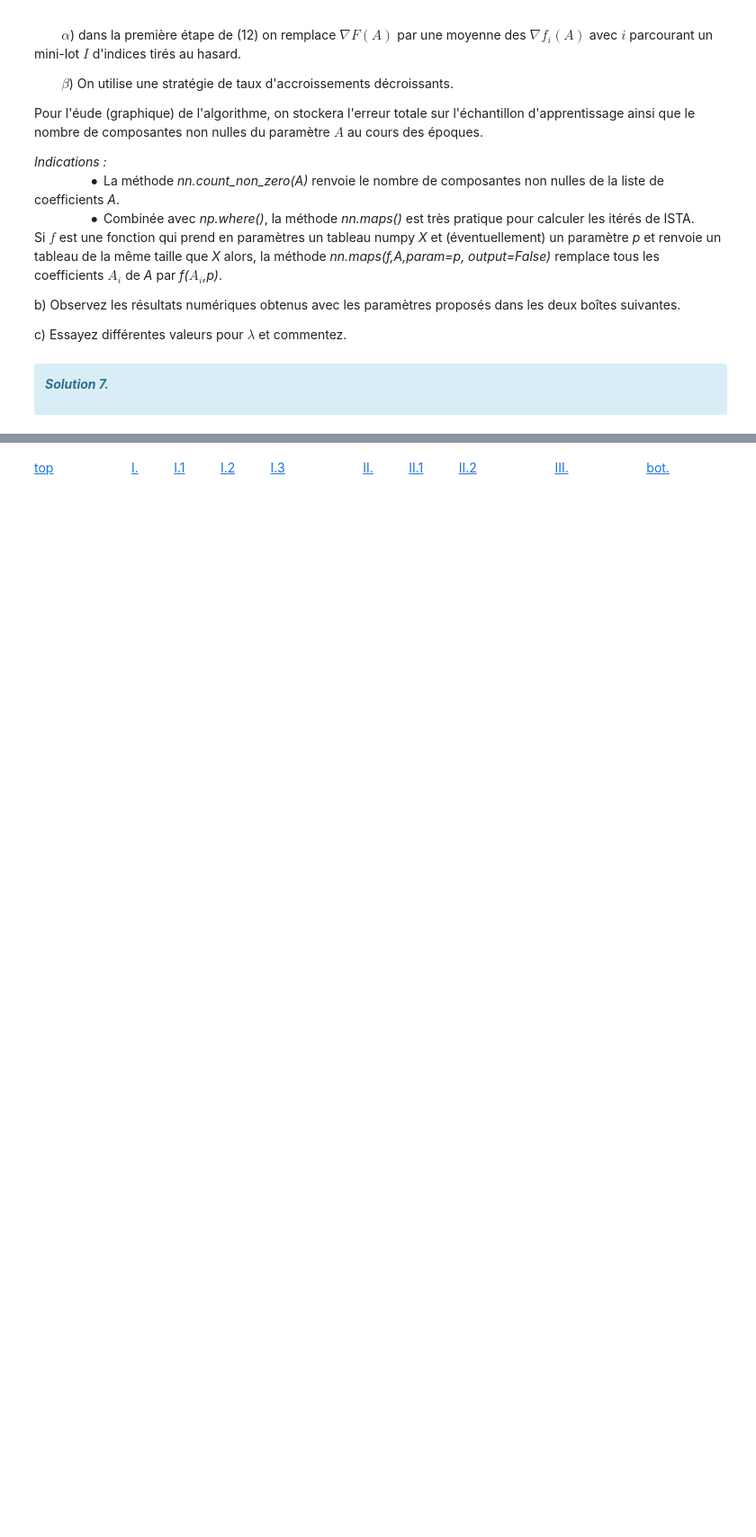
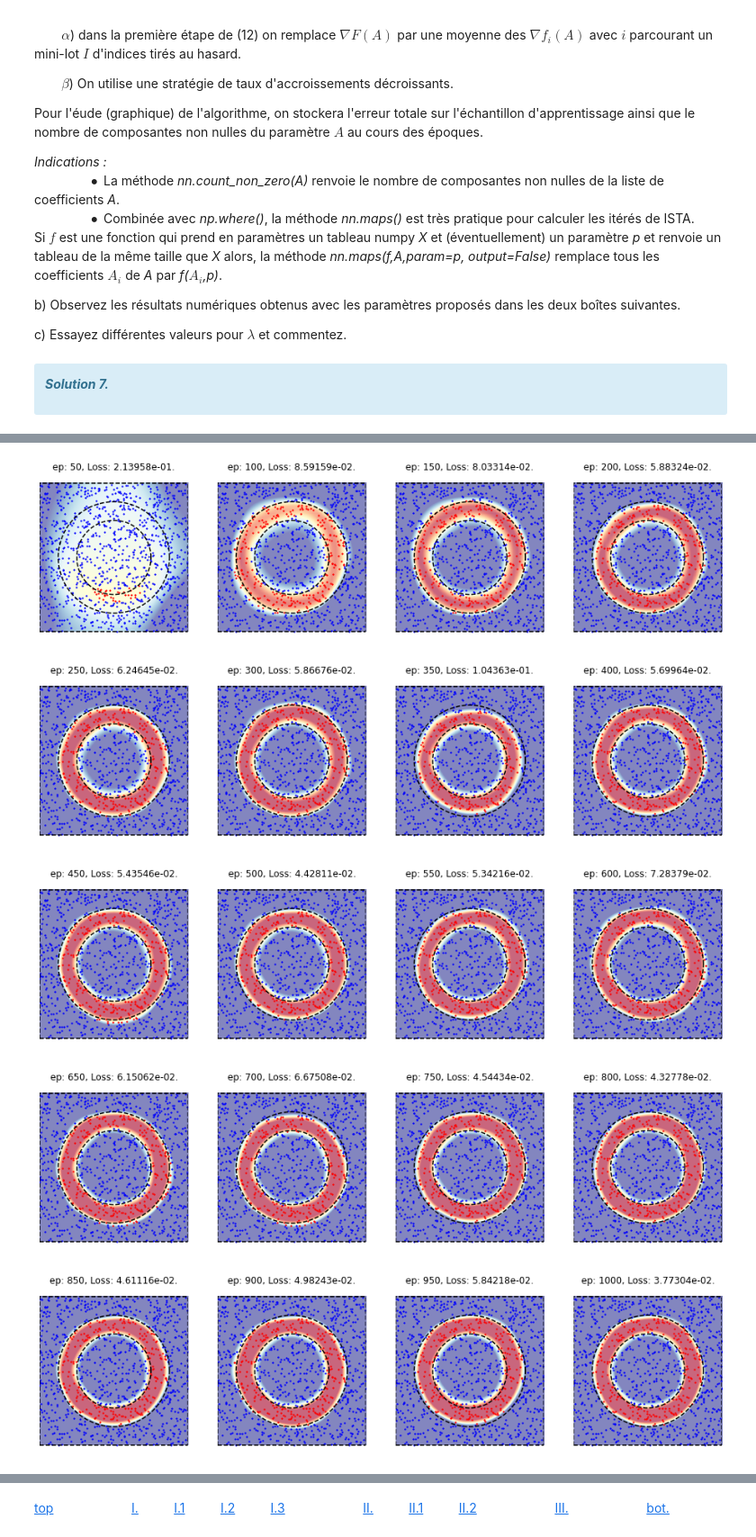
Before and after one commit to heez77/g3_optimisation, a Jupyter notebook: TP4_Gradient_stochastique_et_regularisation_l1.ipynb, the cells around one changed output, grey strips where cells are left out. Shown at 90% size. Saved outputs shown, nothing was run; the diff lists cells and outputs as text; code cells hidden in the pictures; blank space fills up the shorter version.

```diff
--- a/TP4_Gradient_stochastique_et_regularisation_l1.ipynb
+++ b/TP4_Gradient_stochastique_et_regularisation_l1.ipynb
@@ -895,0 +910,41 @@ nn= ToyNN(card = CardNodes, coef_bounds=(-1,1,-1,1),  chi="tanh", grid=(-1,1,41)
+# %%
+f = lambda a,t : np.where(np.abs(a)<t,0,np.where(a>0,a-t,a+t))
+# %%
+## Paramètres de l'algorithme
+Lambda= 1e-2
+# Boucle d'optimisation pour la methode du gradient stochastique
+for i_ in range(Nepoch):
+    nepoch+=1
+    for j_ in range(Niter_per_epoch):
+        I = nprd.choice(Ndata, Nbatch)
+        DA=nn.create_zero()
+        for i in I:
+            x, y = data.X[i], data.Y[i]
+            nn.descent(A, x, y, alpha=1, B=DA, pb=pb)
+        nn.add(A, DA, c=alpha0/(Nbatch*(1+fact_dec_alpha*k)), output=False)
+        A=nn.maps(f,A,param = Lambda*alpha0/(Nbatch*(1+fact_dec_alpha*k)))
+        k +=1
+
+    # calcul de l'erreur et représentations graphiques
+    if not nepoch%nepochplot:
+        error = nn.total_loss_and_prediction(A,data,pb=pb)
+        Erreur.append(error)
+        NZ.append(nn.count_non_zero(A))
+        if not plotpos: plt.figure(figsize=(16,4))
+        plotpos+=1
+        plt.subplot(1,nplot_per_row,plotpos)
+        data.show_class(pred=True)
+        nn.show_pred(A)
+        pb.show_border('k--')
+        plt.title(f"ep: {nepoch}, Loss: {error:1.5e}.", fontsize=12)
+        if plotpos==nplot_per_row :  plt.show(); plotpos=0
+    else:
+        error = nn.total_loss(A,data,pb=pb)
+        Erreur.append(error)
+        NZ.append(nn.count_non_zero(A))
+# %% [output]
+[figure, added]
+[figure, added]
+[figure, added]
+[figure, added]
+[figure, added]
```
Also changed, not shown: parts of 13 cells of this notebook.
